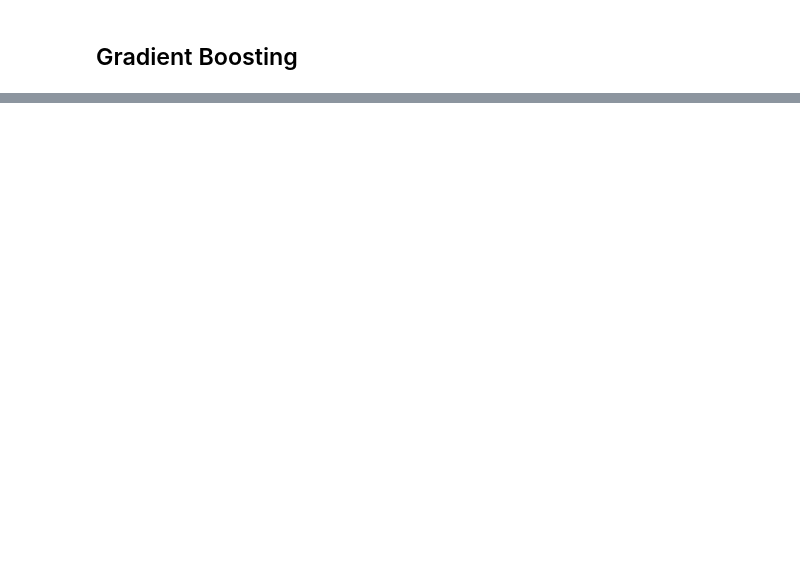
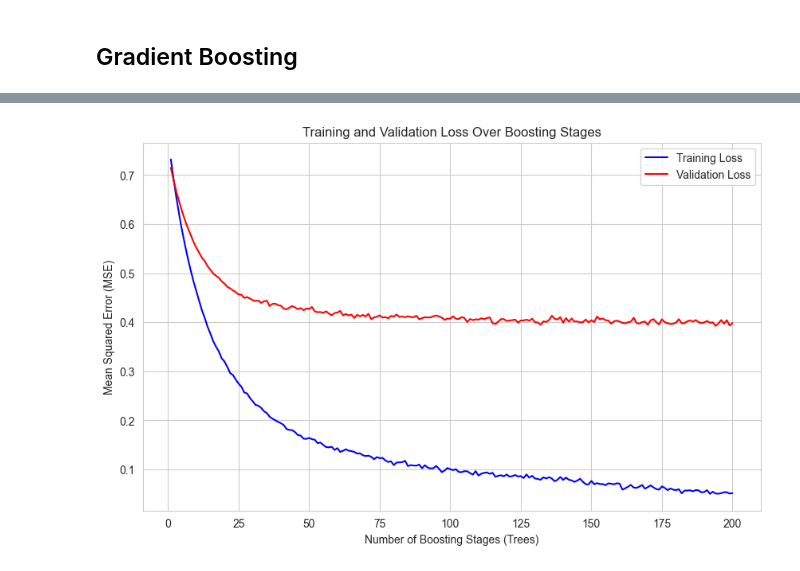
Before and after one commit to IngridAMorales/Predicting-Wine-Quality-Based-on-Its-Chemical-Properties, a Jupyter notebook: Final_Project.ipynb, the cells around one changed output, grey strips where cells are left out. Cells and saved outputs as stored; diff of their text form; code cells hidden in the pictures; blank space fills up the shorter version.

```diff
--- a/Final_Project.ipynb
+++ b/Final_Project.ipynb
@@ -189,12 +189,13 @@ for feature in features:
 # %% [markdown]
 ## Feature Selection
 # %%
-features = [
-    "fixed acidity", "volatile acidity", "citric acid", "residual sugar", "chlorides",
-    "total sulfur dioxide", "density", "sulphates", "alcohol", "wine_type"
-]
-X = wine_data[features]
-Y = wine_data["quality"]
+#wine_data['wine_type_chlorides'] = wine_data['wine_type'] * wine_data['chlorides']
+#wine_data['alcohol_sulphates'] = wine_data['alcohol'] * wine_data['sulphates'] # domain knowledge
+#wine_data['wine_type_density'] = wine_data['wine_type'] * wine_data['density']
+#wine_data['wine_type_volatileacidity'] = wine_data['wine_type'] * wine_data['volatile acidity']
+
+X = wine_data.drop(['total sulfur dioxide','quality'], axis=1)
+Y = wine_data['quality']
 
 X_train, X_temp, Y_train, Y_temp = train_test_split(X, Y, test_size=0.3, random_state=42)
 
@@ -310,5 +226,0 @@ class GradientBoosting:
-# %%
-model = GradientBoosting(n_estimators=100, learning_rate=0.1, max_depth=7, min_leaf=2)
-model.fit(X_train, Y_train, X_val, Y_val)
-# Make predictions
-Y_pred = model.predict(X_test)
@@ -355,0 +286,49 @@ plt.show()
+# %%
+
+# Initialize the model
+model = GradientBoostingRegressor(
+    learning_rate=0.05,
+    max_depth=9,
+    min_samples_leaf = 4,
+    min_samples_split = 2
+)
+
+# Number of boosting stages (trees)
+n_estimators = 200
+
+# Lists to store training and validation loss
+train_loss = []
+val_loss = []
+
+# Train incrementally and track loss
+for i in range(1, n_estimators + 1):
+    model.set_params(n_estimators=i)
+    model.fit(X_train, Y_train)
+
+    # Predict on training and validation sets
+    Y_train_pred = model.predict(X_train)
+    Y_val_pred = model.predict(X_val)
+
+    # Calculate Mean Squared Error (MSE)
+    train_mse = mean_squared_error(Y_train, Y_train_pred)
+    val_mse = mean_squared_error(Y_val, Y_val_pred)
+
+    # Store the loss values
+    train_loss.append(train_mse)
+    val_loss.append(val_mse)
+
+    # Print progress
+    if i % 10 == 0:
+        print(f"Boosting Stage {i}: Train MSE = {train_mse:.4f}, Val MSE = {val_mse:.4f}")
+
+# Plot training and validation loss
+plt.figure(figsize=(10, 6))
+plt.plot(range(1, n_estimators + 1), train_loss, label='Training Loss', color='blue')
+plt.plot(range(1, n_estimators + 1), val_loss, label='Validation Loss', color='red')
+plt.xlabel('Number of Boosting Stages (Trees)')
+plt.ylabel('Mean Squared Error (MSE)')
+plt.title('Training and Validation Loss Over Boosting Stages')
+plt.legend()
+plt.grid(True)
+plt.show()
+# %% [output]
@@ -355,0 +355 @@ plt.show()
+[figure, added]
```
Also changed, not shown: parts of 8 cells of this notebook.
